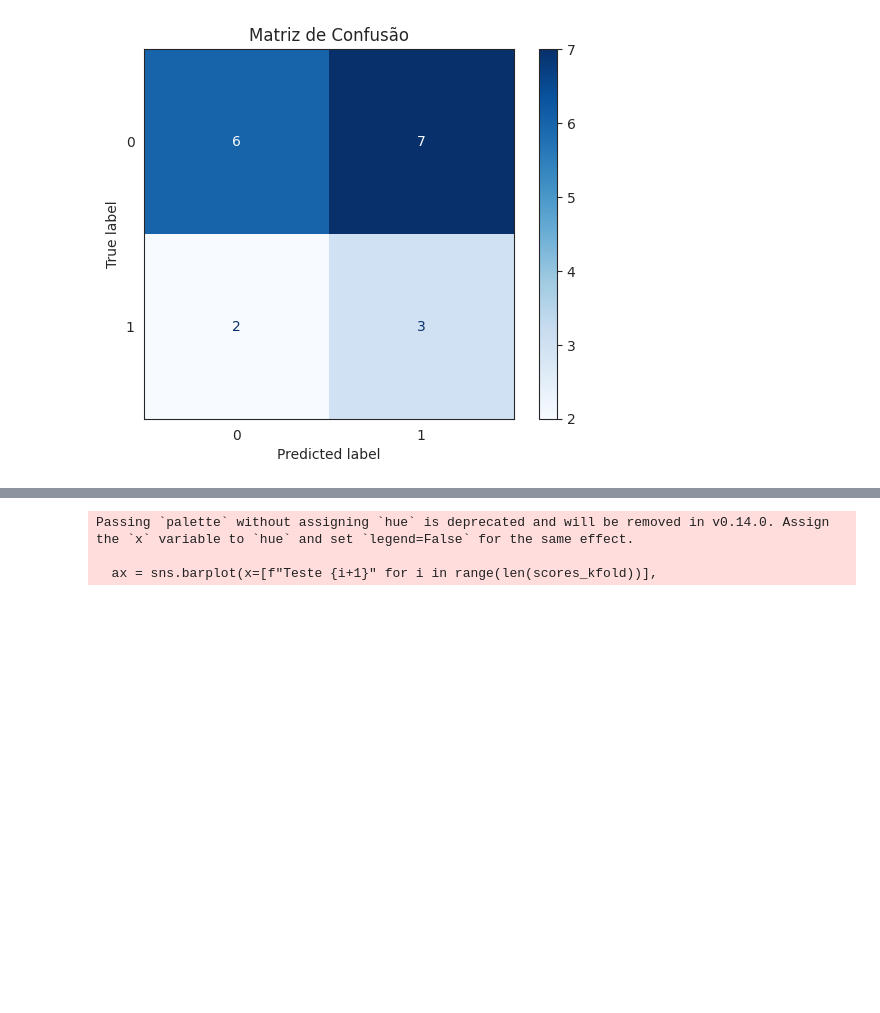
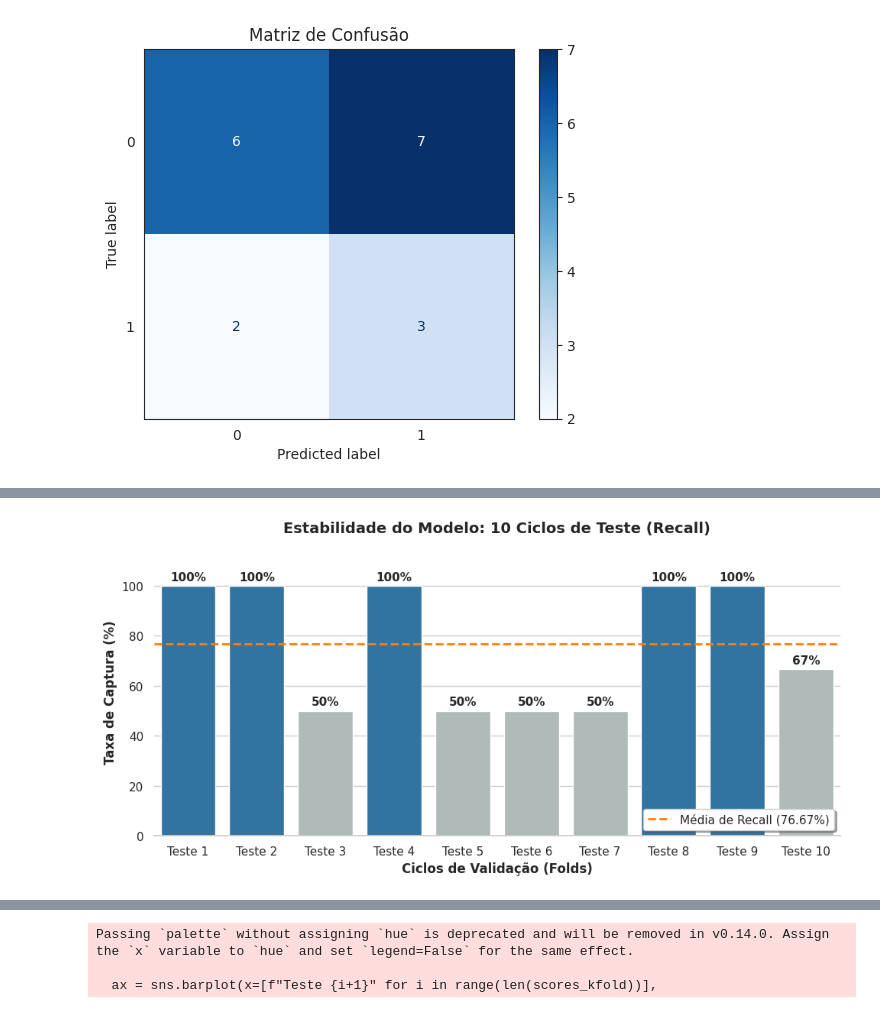
Before and after one commit to Ignowsky/EDA-Turnover, a Jupyter notebook: EDA_PA_Analytics.ipynb, the cells around one changed output, grey strips where cells are left out. Cells and saved outputs as stored; diff of their text form; code cells hidden in the pictures; blank space fills up the shorter version.

```diff
--- a/EDA_PA_Analytics.ipynb
+++ b/EDA_PA_Analytics.ipynb
@@ -1233,0 +1354,42 @@ RELATÓRIO DA VALIDAÇÃO CRUZADA
+# %%
+import matplotlib.pyplot as plt
+import seaborn as sns
+import numpy as np
+
+# 1. Seus dados reais extraídos da saída anterior
+scores_reais = [100.0, 100.0, 50.0, 100.0, 50.0, 50.0, 50.0, 100.0, 100.0, 66.67]
+media_recall = 76.67
+
+# 2. Configuração do Gráfico
+sns.set_style('whitegrid')
+fig, ax = plt.subplots(figsize=(10, 5))
+
+x_labels = [f'Teste {i+1}' for i in range(10)]
+
+# Cores: Azul Forte para quem bateu a meta (>=70%), Azul Claro para os outros
+cores = ['#1f77b4' if r >= 70 else '#aebcb9' for r in scores_reais]
+
+bars = sns.barplot(x=x_labels, y=scores_reais, palette=cores, ax=ax)
+
+# 3. Linha da Média
+ax.axhline(media_recall, color='#ff7f0e', linestyle='--', linewidth=2, label=f'Média de Recall ({media_recall}%)')
+
+# 4. Rótulos (Valores em cima das barras)
+for bar, recall in zip(bars.patches, scores_reais):
+    ax.annotate(f'{recall:.0f}%',
+                (bar.get_x() + bar.get_width() / 2, bar.get_height()),
+                ha='center', va='bottom',
+                fontsize=11, fontweight='bold', xytext=(0, 3), textcoords='offset points')
+
+# 5. Formatação Executiva
+ax.set_ylim(0, 115)
+ax.set_title('Estabilidade do Modelo: 10 Ciclos de Teste (Recall)', fontsize=14, fontweight='bold', pad=15)
+ax.set_ylabel('Taxa de Captura (%)', fontsize=12, fontweight='bold')
+ax.set_xlabel('Ciclos de Validação (Folds)', fontsize=12, fontweight='bold')
+ax.legend(loc='lower right', fontsize=11, frameon=True, shadow=True)
+
+sns.despine(left=True)
+plt.tight_layout()
+plt.show()
+# %% [output]
+[figure, added]
```
Also changed, not shown: parts of 6 cells of this notebook.
